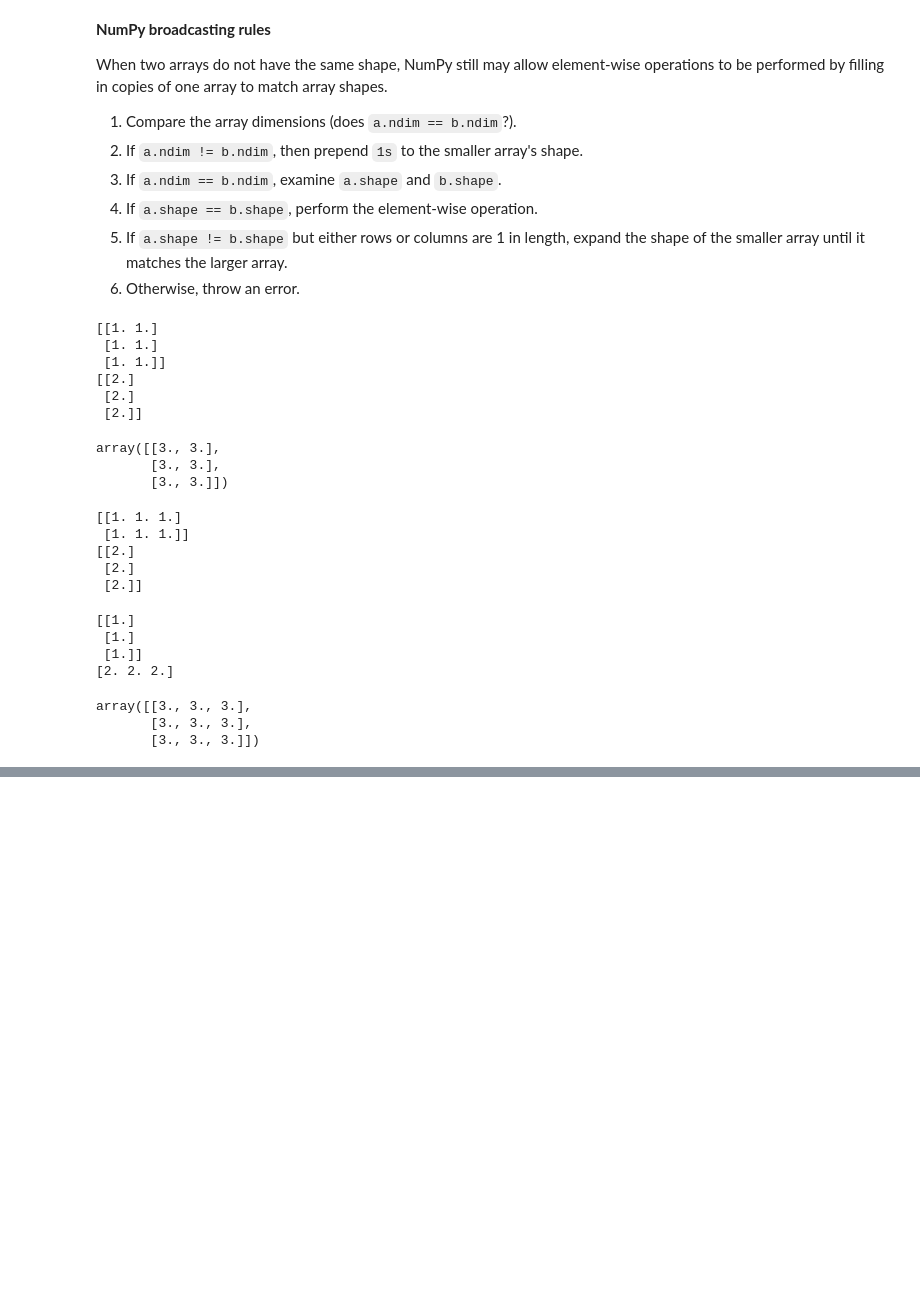
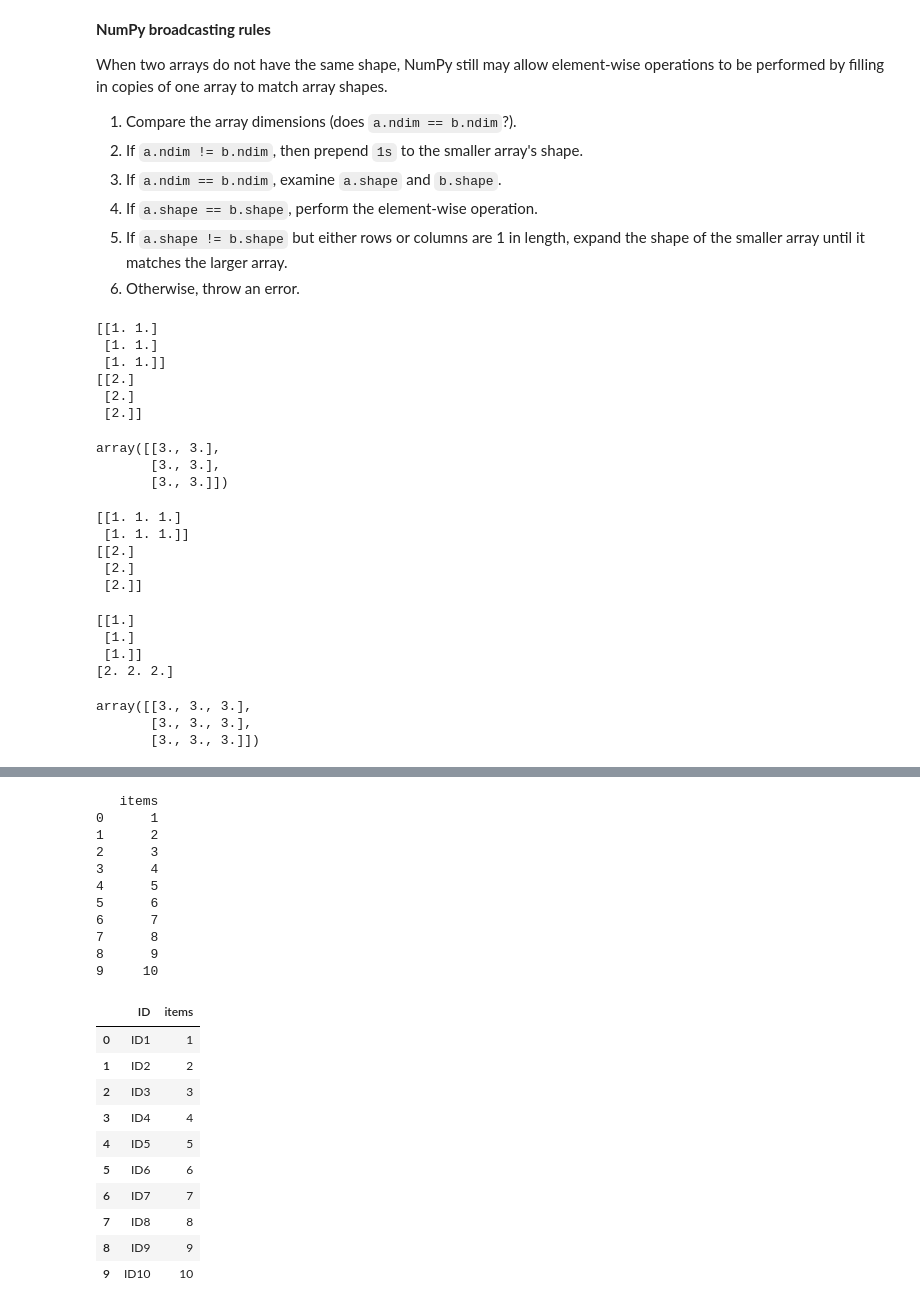
Before and after one commit to erikaduan/python_data_science_tips, a Jupyter notebook: 03_notebooks/01_Python-data-structures.ipynb, the cells around one changed output, grey strips where cells are left out. Drawn from its saved outputs; the diff is of its cells as text; code cells hidden in the pictures; blank space fills up the shorter version.

Commit message:
finish data structures

```diff
--- a/03_notebooks/01_Python-data-structures.ipynb
+++ b/03_notebooks/01_Python-data-structures.ipynb
@@ -644,0 +718,34 @@ import pandas as pd
+# %%
+#-----example 1-----
+series_1 = pd.Series(np.arange(1, 10+1, 1))
+series_2 = pd.Series([f'ID{n}' for n in range(1, 10+1, 1)])
+
+df_1 = pd.DataFrame(series_1, columns = ["items"])
+print(df_1) # one column
+
+df_2 = pd.DataFrame({"ID" : series_2,
+                     "items" : series_1}) # dictionary format
+df_2 # more than one column
+# %% [output]
+   items
+0      1
+1      2
+2      3
+3      4
+4      5
+5      6
+6      7
+7      8
+8      9
+9     10
+|  | ID | items |
+| 0 | ID1 | 1 |
+| 1 | ID2 | 2 |
+| 2 | ID3 | 3 |
+| 3 | ID4 | 4 |
+| 4 | ID5 | 5 |
+| 5 | ID6 | 6 |
+| 6 | ID7 | 7 |
+| 7 | ID8 | 8 |
+| 8 | ID9 | 9 |
+| 9 | ID10 | 10 |
```
Also changed, not shown: parts of 41 cells of this notebook, 1 other file.
